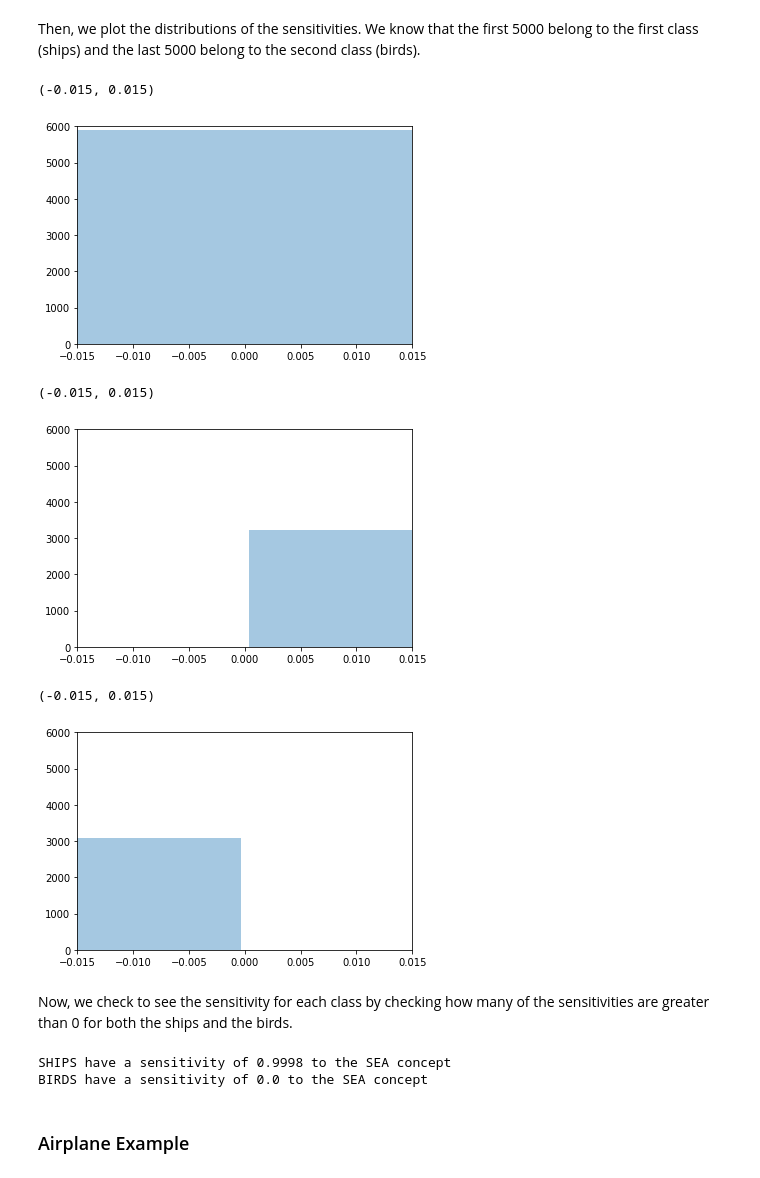
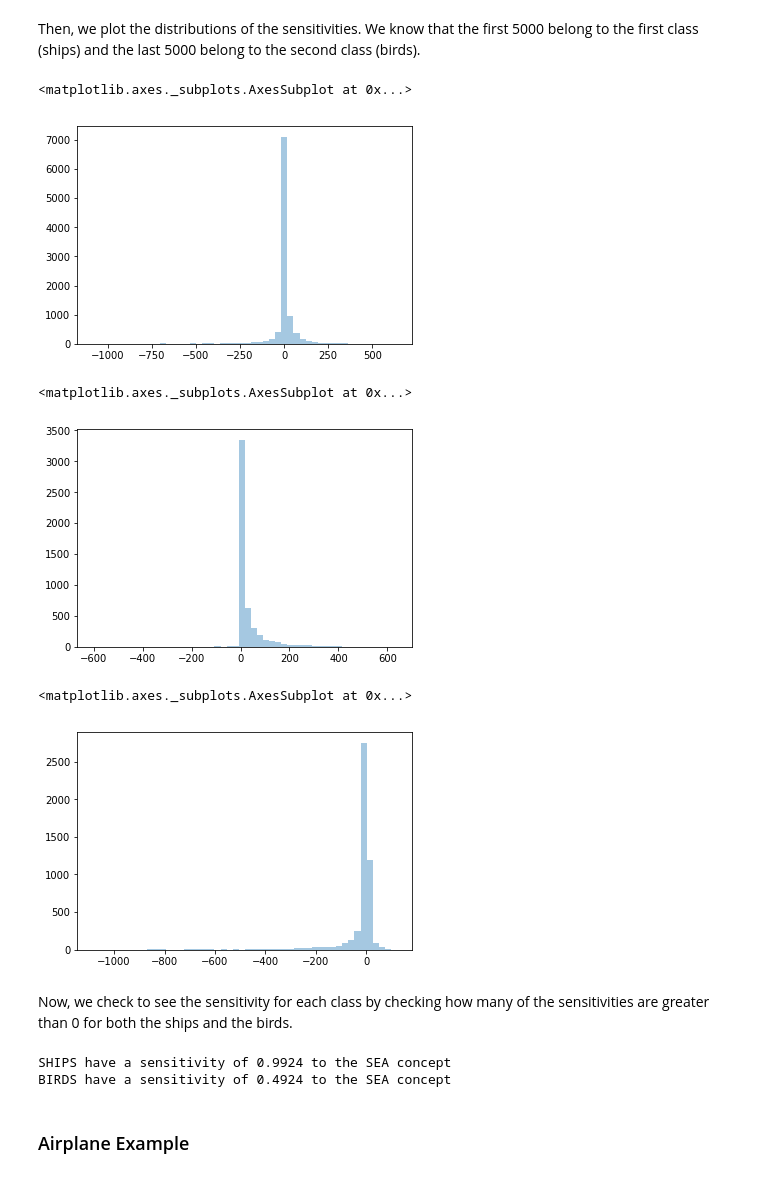
Before and after one commit to pnxenopoulos/cav-keras, a Jupyter notebook: docs/examples/cifar_intro_example.ipynb, the cells around one changed output. Drawn from its saved outputs; the diff is of its cells as text; code cells hidden in the pictures.

```diff
--- a/docs/examples/cifar_intro_example.ipynb
+++ b/docs/examples/cifar_intro_example.ipynb
@@ -66,6 +71,8 @@ y_train_concept = y_train_concept + [0] * 500
 
 counterexamples = create_counterexamples(n = 500, height = 32, width = 32, channels = 3)
 x_train_concept = np.append(x_train_concept, counterexamples, axis = 0)
+
+x_train_concept = x_train_concept.astype('float32')
 # %%
 f, axarr = plt.subplots(1,2)
 axarr[0].imshow(x_train_concept[0].astype(np.uint8))
@@ -78,11 +85,10 @@ Now, we must train our initial model. We do so below.
 # %%
 # Set parameters
 batch_size = 32
-epochs = 3
+epochs = 5
 
 model = Sequential()
-model.add(Conv2D(32, (3, 3), padding='same',
-                 input_shape=x_train.shape[1:]))
+model.add(Conv2D(32, (3, 3), padding='same', input_shape=x_train.shape[1:]))
 model.add(Activation('relu'))
 model.add(Conv2D(32, (3, 3)))
 model.add(Activation('relu'))
@@ -109,10 +115,5 @@ opt = keras.optimizers.Adam(lr=0.001)
 # train the model
 model.compile(loss='binary_crossentropy', optimizer=opt, metrics=['accuracy'])
 
-x_train = x_train.astype('float32')
-x_test = x_test.astype('float32')
-x_train /= 255
-x_test /= 255
-
 model.fit(x_train, y_train, batch_size=batch_size, epochs=epochs, shuffle=True)
 # %% [output]
@@ -168,39 +173,30 @@ sensitivities_ship = conceptual_sensitivity(x_train, y_train, model_f, model_h,
 Then, we plot the distributions of the sensitivities. We know that the first 5000 belong to the first class (ships) and the last 5000 belong to the second class (birds).
 # %%
 sns.distplot(sensitivities_ship, kde = False)
-
-plt.ylim(0, 6000)
-plt.xlim(-0.015, 0.015)
 # %% [output]
-(-0.015, 0.015)
+<matplotlib.axes._subplots.AxesSubplot at 0x...>
-[figure, old version]
+[figure, new version]
 # %%
 sns.distplot(sensitivities_ship[0:4999], kde = False)
-
-plt.ylim(0, 6000)
-plt.xlim(-0.015, 0.015)
 # %% [output]
-(-0.015, 0.015)
+<matplotlib.axes._subplots.AxesSubplot at 0x...>
-[figure, old version]
+[figure, new version]
 # %%
 sns.distplot(sensitivities_ship[5000:], kde = False)
-
-plt.ylim(0, 6000)
-plt.xlim(-0.015, 0.015)
 # %% [output]
-(-0.015, 0.015)
+<matplotlib.axes._subplots.AxesSubplot at 0x...>
-[figure, old version]
+[figure, new version]
 # %% [markdown]
 Now, we check to see the sensitivity for each class by checking how many of the sensitivities are greater than 0 for both the ships and the birds.
 # %%
 ship_sens = np.sum(sensitivities_ship[0:4999] > 0)/5000
-bird_sens = np.sum(sensitivities_ship[5000:] > 0)/5000
+bird_sens_ship = np.sum(sensitivities_ship[5000:] > 0)/5000
 
 print("SHIPS have a sensitivity of " + str(ship_sens) + " to the SEA concept")
-print("BIRDS have a sensitivity of " + str(bird_sens) + " to the SEA concept")
+print("BIRDS have a sensitivity of " + str(bird_sens_ship) + " to the SEA concept")
 # %% [output]
-SHIPS have a sensitivity of 0.9998 to the SEA concept
-BIRDS have a sensitivity of 0.0 to the SEA concept
+SHIPS have a sensitivity of 0.9924 to the SEA concept
+BIRDS have a sensitivity of 0.4924 to the SEA concept
 # %% [markdown]
 ### Airplane Example
 # %%
```
Also changed, not shown: parts of 9 cells of this notebook.
